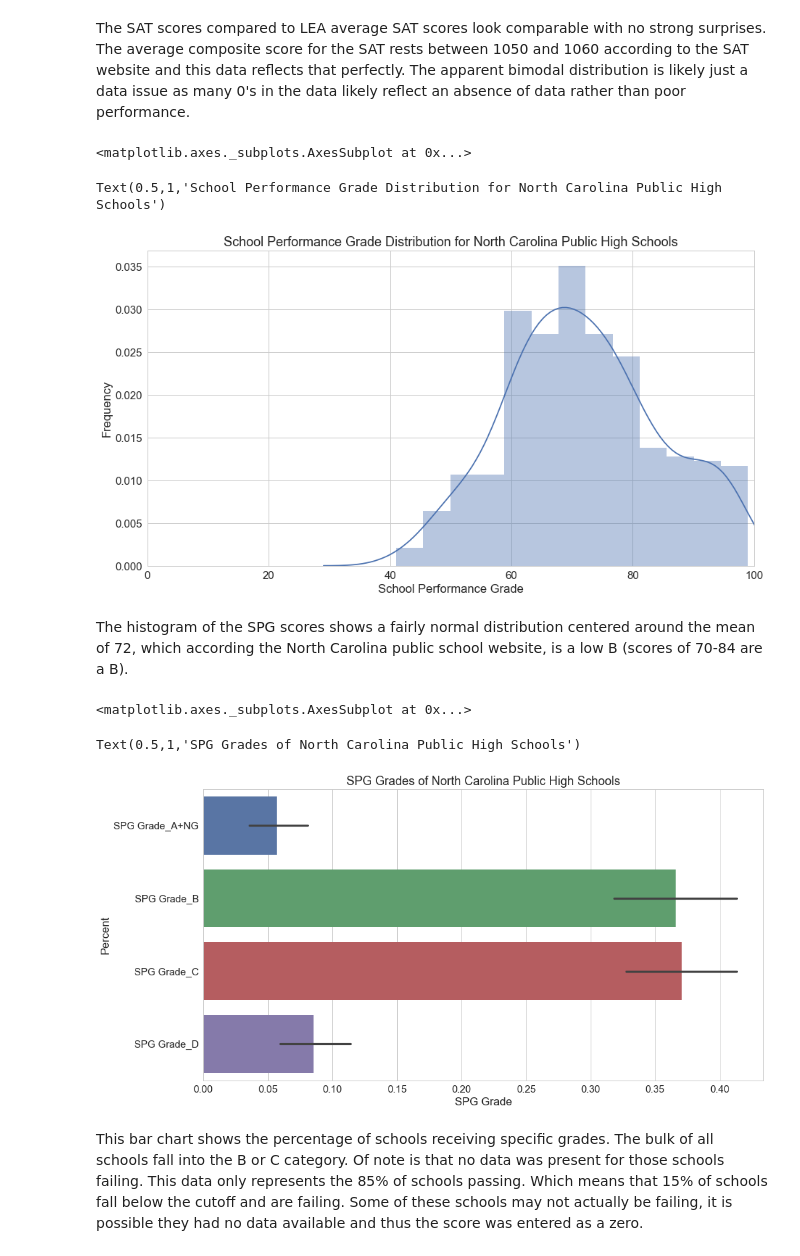
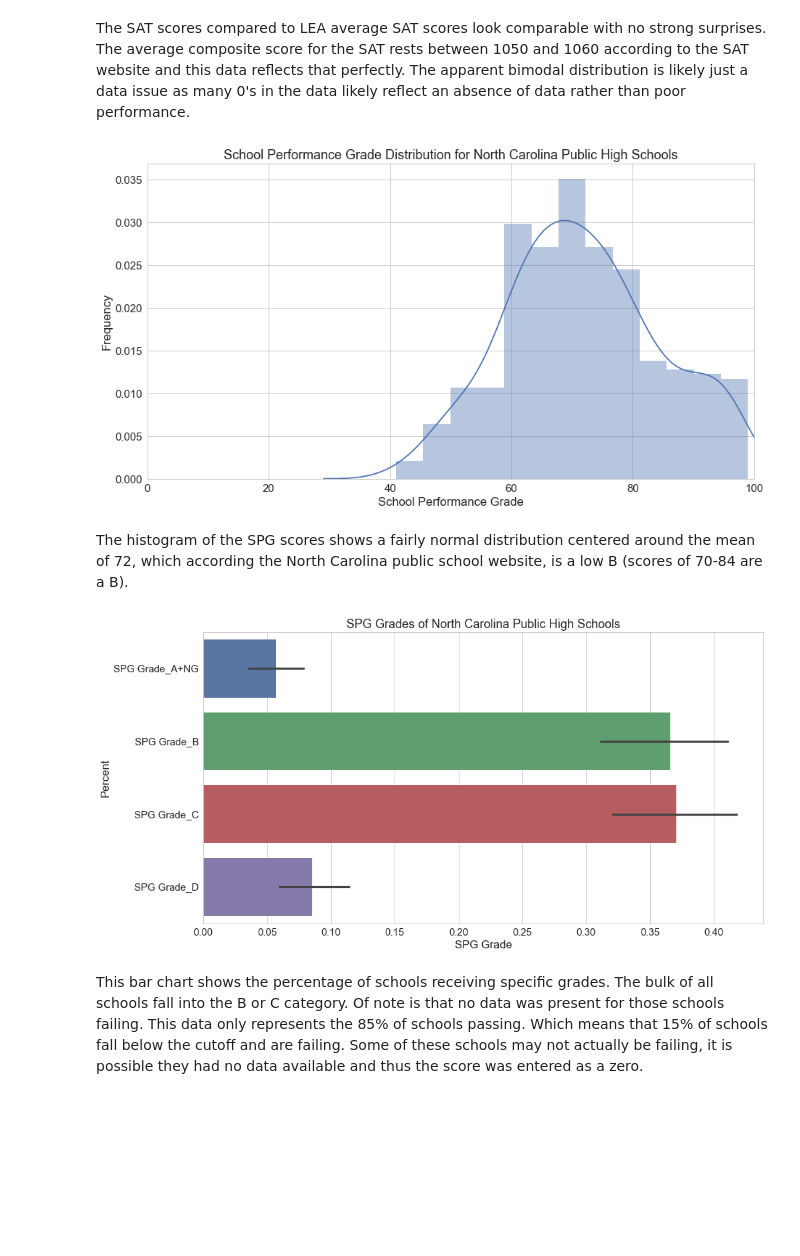
Before and after one commit to jeffweltman/MSDS7331, a Jupyter notebook: MSDS7331 - Lab 1.ipynb, the cells around one changed output. Saved outputs shown, nothing was run; the diff lists cells and outputs as text; code cells hidden in the pictures; blank space fills up the shorter version.

```diff
--- a/MSDS7331 - Lab 1.ipynb
+++ b/MSDS7331 - Lab 1.ipynb
@@ -948,16 +935,15 @@ sns.set(context='notebook', style='whitegrid', font_scale=1.5)
 fig, ax=plt.subplots(figsize=(15,8))
 
 # Plot histogram of SPG grades
-display(sns.distplot(df_per['SPG']))
+sns.distplot(df_per['SPG'])
 
 # Set plot title, labels and legend
 plt.xlim(0, 100)
 plt.xlabel('School Performance Grade')
 plt.ylabel('Frequency')
 plt.title('School Performance Grade Distribution for North Carolina Public High Schools')
+plt.show()
 # %% [output]
-<matplotlib.axes._subplots.AxesSubplot at 0x...>
-Text(0.5,1,'School Performance Grade Distribution for North Carolina Public High Schools')
 [figure]
 # %% [markdown]
 
@@ -965,20 +951,19 @@ The histogram of the SPG scores shows a fairly normal distribution centered arou
 # %%
 
 # Set properties for bar plot
 sns.set(context='notebook', style='whitegrid', font_scale=1.5)
 fig, ax=plt.subplots(figsize=(15,8))
 
 # Plot Barchart showing frequency of SPG Grades
-display(sns.barplot(data=df_per_c, orient='h'))
+sns.barplot(data=df_per_c, orient='h')
 
 # Set plot title, labels and legend
 plt.xlabel('SPG Grade')
 plt.ylabel('Percent')
 plt.title('SPG Grades of North Carolina Public High Schools')
+plt.show()
 # %% [output]
-<matplotlib.axes._subplots.AxesSubplot at 0x...>
-Text(0.5,1,'SPG Grades of North Carolina Public High Schools')
-[figure, old version]
+[figure, new version]
 # %% [markdown]
 This bar chart shows the percentage of schools receiving specific grades.  The bulk of all schools fall into the B or C category.  Of note is that no data was present for those schools failing.  This data only represents the 85% of schools passing.  Which means that 15% of schools fall below the cutoff and are failing.  Some of these schools may not actually be failing, it is possible they had no data available and thus the score was entered as a zero.
 # %%
```
Also changed, not shown: parts of 28 cells of this notebook.
